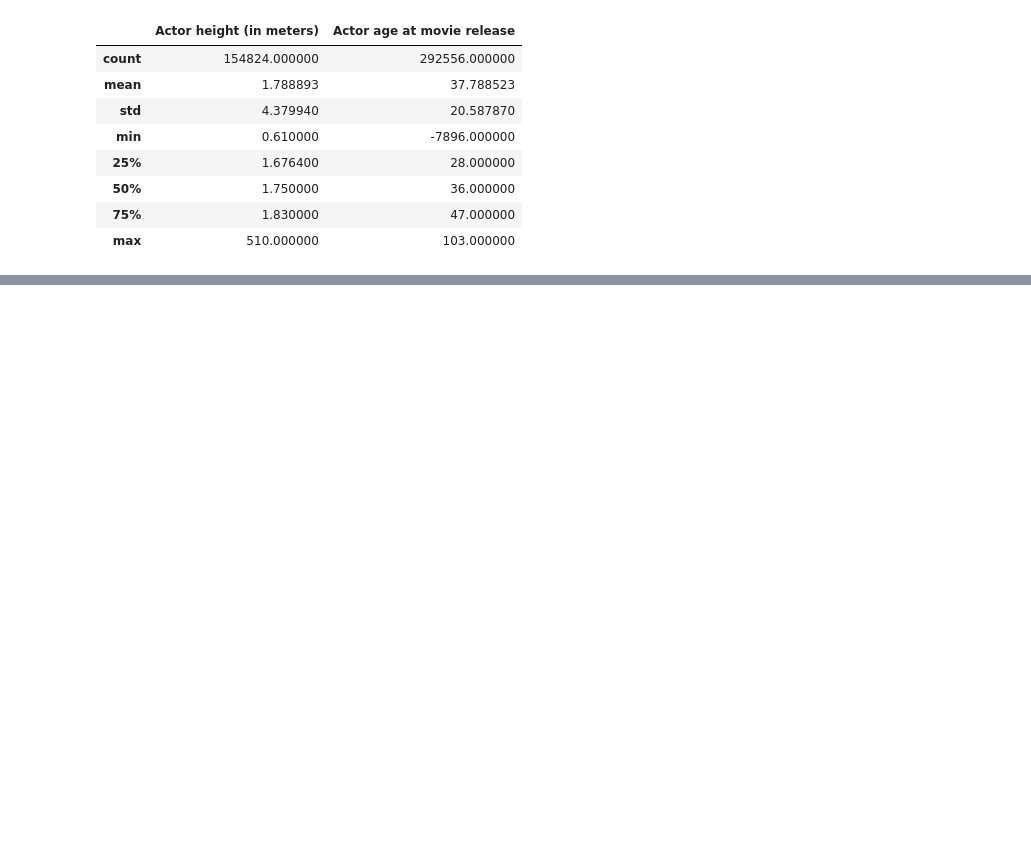
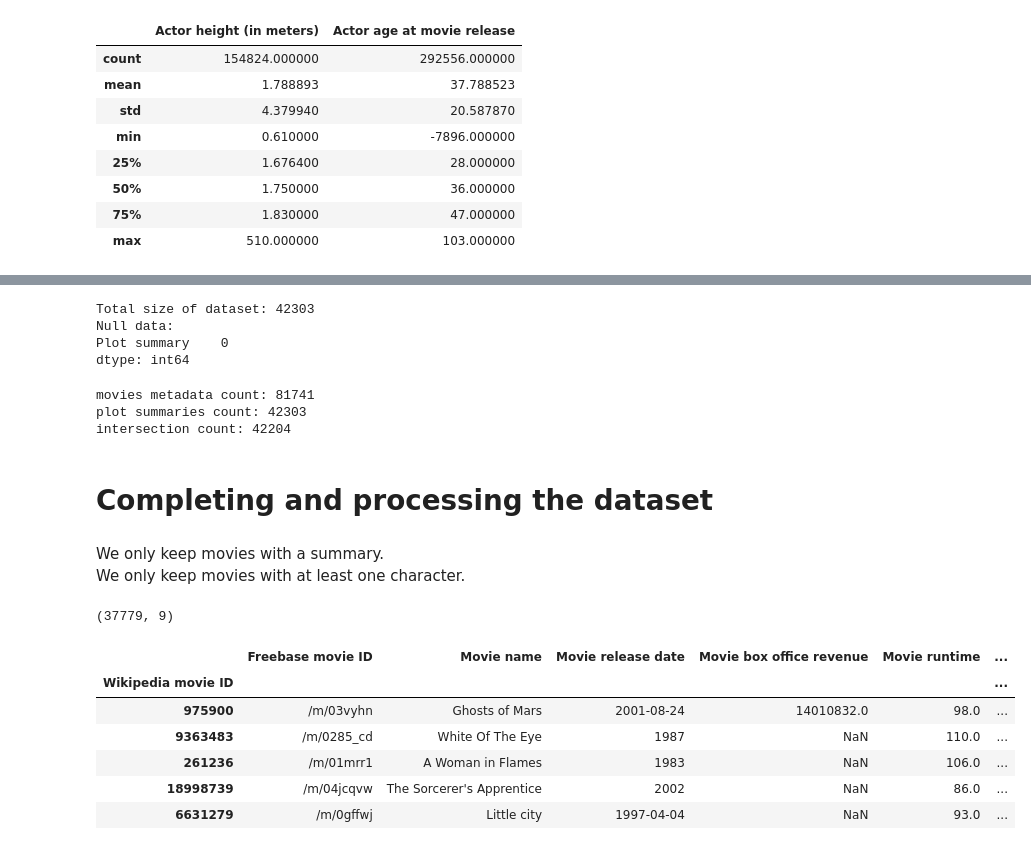
Before and after one commit to epfl-ada/ada-2022-project-r4d4r, a Jupyter notebook: Initial_analysis.ipynb, the cells around one changed output, grey strips where cells are left out. Cells and saved outputs as stored; diff of their text form; code cells hidden in the pictures; blank space fills up the shorter version.

```diff
--- a/Initial_analysis.ipynb
+++ b/Initial_analysis.ipynb
@@ -152,0 +262,36 @@ df_character_types.describe()
+# %%
+print(f"Total size of dataset: {df_plot_summaries.shape[0]}")
+print("Null data:")
+print(df_plot_summaries.isnull().sum())
+# %% [output]
+Total size of dataset: 42303
+Null data:
+Plot summary    0
+dtype: int64
+# %%
+print(f"movies metadata count: {df_movie_metadata.shape[0]}")
+print(f"plot summaries count: {df_plot_summaries.shape[0]}")
+print(f"intersection count: {df_movie_metadata.join(df_plot_summaries, how = 'inner').shape[0]}")
+# %% [output]
+movies metadata count: 81741
+plot summaries count: 42303
+intersection count: 42204
+# %% [markdown]
+# Completing and processing the dataset
+# %% [markdown]
+We only keep movies with a summary.<br>
+We only keep movies with at least one character.
+# %%
+df_movie_metadata = df_movie_metadata.join(df_plot_summaries, how= 'inner')
+df_movie_metadata = df_movie_metadata[df_movie_metadata["Freebase movie ID"].isin(df_character_metadata["Freebase movie ID"])]
+print(df_movie_metadata.shape)
+df_movie_metadata.head()
+# %% [output]
+(37779, 9)
+|  | Freebase movie ID | Movie name | Movie release date | Movie box office revenue | Movie runtime | ... |
+| Wikipedia movie ID |  |  |  |  |  | ... |
+| 975900 | /m/03vyhn | Ghosts of Mars | 2001-08-24 | 14010832.0 | 98.0 | ... |
+| 9363483 | /m/0285_cd | White Of The Eye | 1987 | NaN | 110.0 | ... |
+| 261236 | /m/01mrr1 | A Woman in Flames | 1983 | NaN | 106.0 | ... |
+| 18998739 | /m/04jcqvw | The Sorcerer's Apprentice | 2002 | NaN | 86.0 | ... |
+| 6631279 | /m/0gffwj | Little city | 1997-04-04 | NaN | 93.0 | ... |
```
Also changed, not shown: parts of 30 cells of this notebook, 1 other file.
